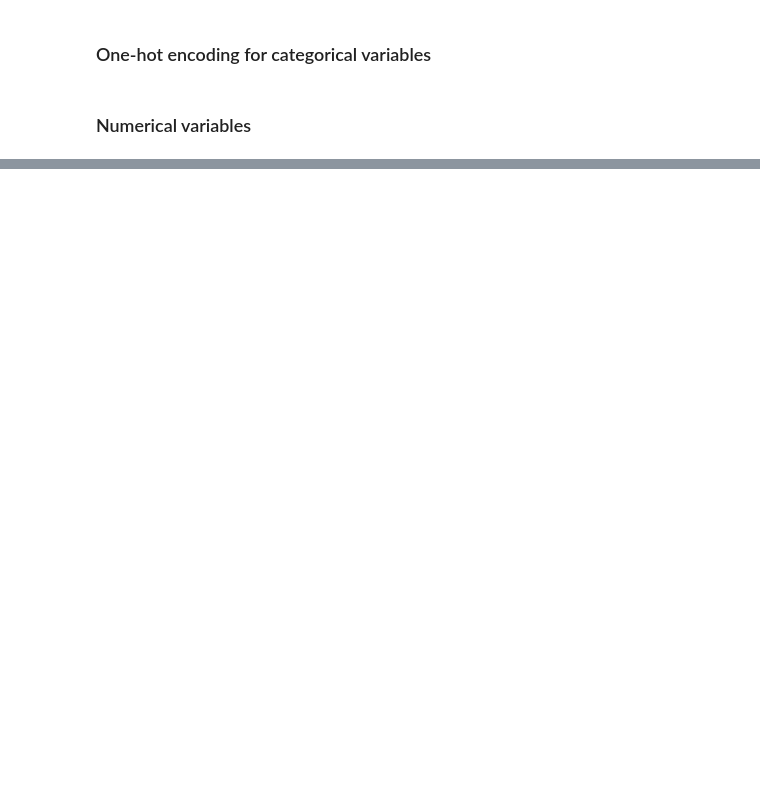
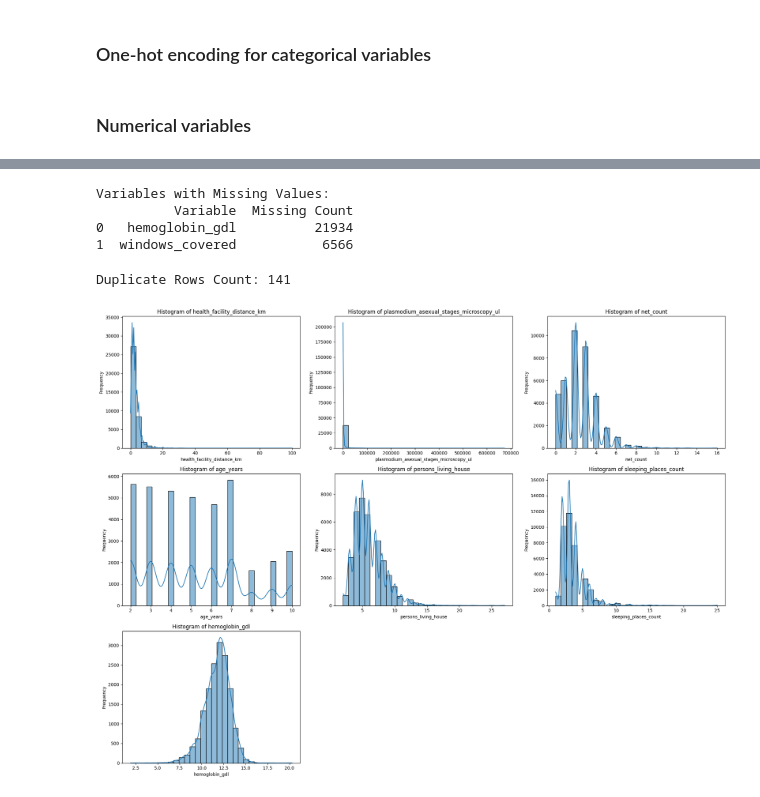
Before and after one commit to glavoy/malaria-burden-prediction, a Jupyter notebook: predicting_malaria_burden.ipynb, the cells around one changed output, grey strips where cells are left out. Saved outputs shown, nothing was run; the diff lists cells and outputs as text; code cells hidden in the pictures; blank space fills up the shorter version.

```diff
--- a/predicting_malaria_burden.ipynb
+++ b/predicting_malaria_burden.ipynb
@@ -1077,0 +944,4 @@ plt.show()
+# %%
+# these variables all have very weak correlations with the outcome variable - malaria
+more_numeric_columns_to_drop = ['acres', 'market_distance_km', 'sleeping_rooms_count', 'itn_count', 'itns_per_person', 'nets_per_person']
+merged_df.drop(columns=more_numeric_columns_to_drop, errors="ignore", inplace=True)
@@ -1077,0 +953,3 @@ plt.show()
+# %%
+numeric_columns = ['health_facility_distance_km', 'plasmodium_asexual_stages_microscopy_ul',
+                   'net_count', 'age_years', 'persons_living_house', 'sleeping_places_count', 'hemoglobin_gdl']
@@ -1077,0 +1065,6 @@ plt.show()
+# %%
+# Set 'plasmodium_detected_rdt' to 0 where it is missing (NaN)
+merged_df['plasmodium_detected_rdt'].fillna(0, inplace=True)
+
+# Set 'rdt_performed' to 0 where it is missing (NaN)
+merged_df['rdt_performed'].fillna(0, inplace=True)
@@ -1077,0 +1092,55 @@ plt.show()
+# %%
+# Assuming merged_df is your DataFrame
+# Count the number of missing values in each column
+missing_counts = merged_df.isnull().sum()
+
+# Filter to keep only columns with missing values
+missing_data = missing_counts[missing_counts > 0]
+
+# Create a new DataFrame to display missing data
+missing_df = pd.DataFrame(missing_data).reset_index()
+missing_df.columns = ['Variable', 'Missing Count']
+
+# Display the DataFrame with missing values
+print("Variables with Missing Values:")
+print(missing_df)
+# %% [output]
+Variables with Missing Values:
+          Variable  Missing Count
+0   hemoglobin_gdl          21934
+1  windows_covered           6566
+# %%
+# Check for duplicate rows
+duplicate_count = merged_df.duplicated().sum()
+# Display missing values and duplicate count
+print("Duplicate Rows Count:", duplicate_count)
+# %% [output]
+Duplicate Rows Count: 141
+# %%
+# Remove duplicate rows, keeping the first occurrence
+merged_df = merged_df.drop_duplicates(keep='first')
+# %%
+# Set the number of columns for subplots
+num_cols = 3
+num_vars = len(numeric_columns)
+num_rows = -(-num_vars // num_cols)  # Compute number of rows needed
+
+# Create a figure with subplots
+fig, axes = plt.subplots(nrows=num_rows, ncols=num_cols, figsize=(20, num_rows * 5))
+axes = axes.flatten()
+
+# Plot histograms for each numeric variable
+for i, col in enumerate(numeric_columns):
+    sns.histplot(merged_df[col], bins=30, ax=axes[i], kde=True)  # kde=True adds a kernel density estimate
+    axes[i].set_title(f'Histogram of {col}')
+    axes[i].set_xlabel(col)
+    axes[i].set_ylabel('Frequency')
+
+# Hide any unused subplots
+for j in range(i + 1, len(axes)):
+    axes[j].axis("off")
+
+plt.tight_layout()
+plt.show()
+# %% [output]
+[figure, added]
```
Also changed, not shown: parts of 65 cells of this notebook, 1 other file.
